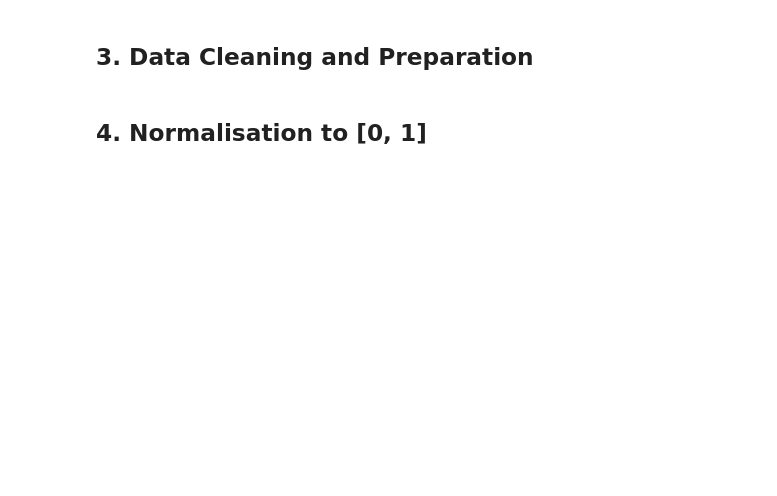
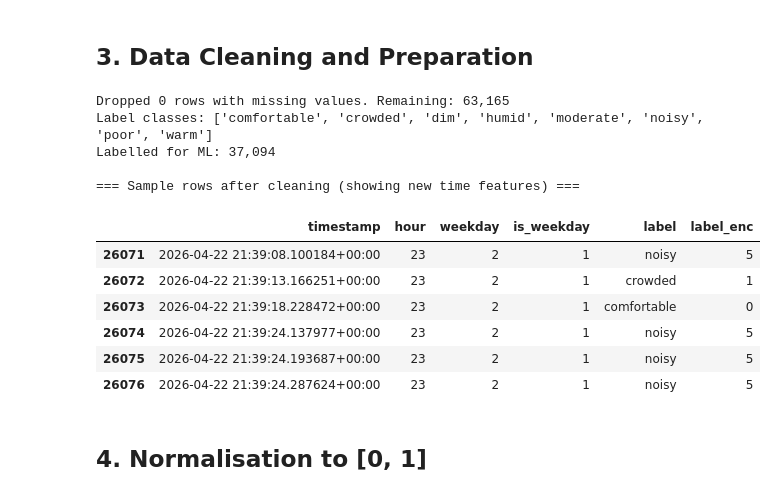
Before and after one commit to Bikaze/studyspace-iot, a Jupyter notebook: analysis/studyspace_analysis.ipynb, the cells around one changed output. Drawn from its saved outputs; the diff is of its cells as text; code cells hidden in the pictures; blank space fills up the shorter version.

```diff
--- a/analysis/studyspace_analysis.ipynb
+++ b/analysis/studyspace_analysis.ipynb
@@ -107,25 +128,41 @@ else:
 # %%
 df = df_raw.copy()
 
 # Drop rows missing any sensor value
 before = len(df)
 df = df.dropna(subset=SENSOR_COLS)
 print(f'Dropped {before - len(df)} rows with missing values. Remaining: {len(df):,}')
 
 # Add time features
 df['hour']    = df['timestamp'].dt.tz_convert('Africa/Kigali').dt.hour
 df['weekday'] = df['timestamp'].dt.dayofweek   # 0=Mon, 6=Sun
 df['month']   = df['timestamp'].dt.month
 
 # Encode weekday as binary: is_weekday (for decision tables)
 df['is_weekday'] = (df['weekday'] < 5).astype(int)
 
 # Encode label as integer for ML (keep original string column too)
 df_labelled = df.dropna(subset=['label']).copy()
 le = LabelEncoder()
 df_labelled['label_enc'] = le.fit_transform(df_labelled['label'])
 
 print(f'Label classes: {list(le.classes_)}')
 print(f'Labelled for ML: {len(df_labelled):,}')
+
+print('\n=== Sample rows after cleaning (showing new time features) ===')
+display(df_labelled[['timestamp', 'hour', 'weekday', 'is_weekday', 'label', 'label_enc']].head(6))
+# %% [output]
+Dropped 0 rows with missing values. Remaining: 63,165
+Label classes: ['comfortable', 'crowded', 'dim', 'humid', 'moderate', 'noisy', 'poor', 'warm']
+Labelled for ML: 37,094
+
+=== Sample rows after cleaning (showing new time features) ===
+|  | timestamp | hour | weekday | is_weekday | label | label_enc |
+| 26071 | 2026-04-22 21:39:08.100184+00:00 | 23 | 2 | 1 | noisy | 5 |
+| 26072 | 2026-04-22 21:39:13.166251+00:00 | 23 | 2 | 1 | crowded | 1 |
+| 26073 | 2026-04-22 21:39:18.228472+00:00 | 23 | 2 | 1 | comfortable | 0 |
+| 26074 | 2026-04-22 21:39:24.137977+00:00 | 23 | 2 | 1 | noisy | 5 |
+| 26075 | 2026-04-22 21:39:24.193687+00:00 | 23 | 2 | 1 | noisy | 5 |
+| 26076 | 2026-04-22 21:39:24.287624+00:00 | 23 | 2 | 1 | noisy | 5 |
 # %% [markdown]
 ## 4. Normalisation to [0, 1]
```
Also changed, not shown: parts of 21 cells of this notebook, 3 other files.
